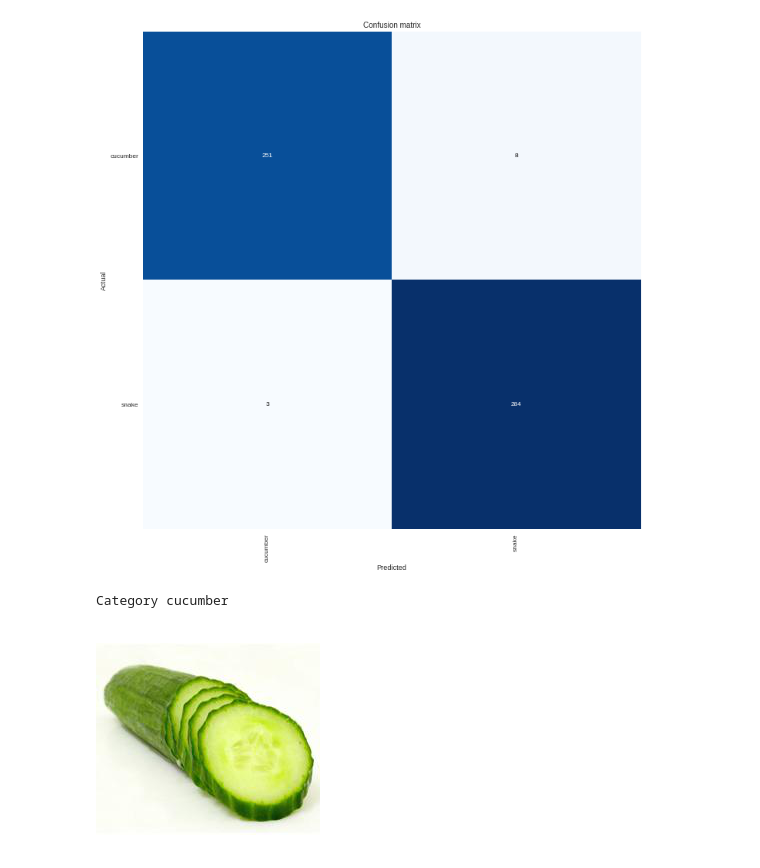
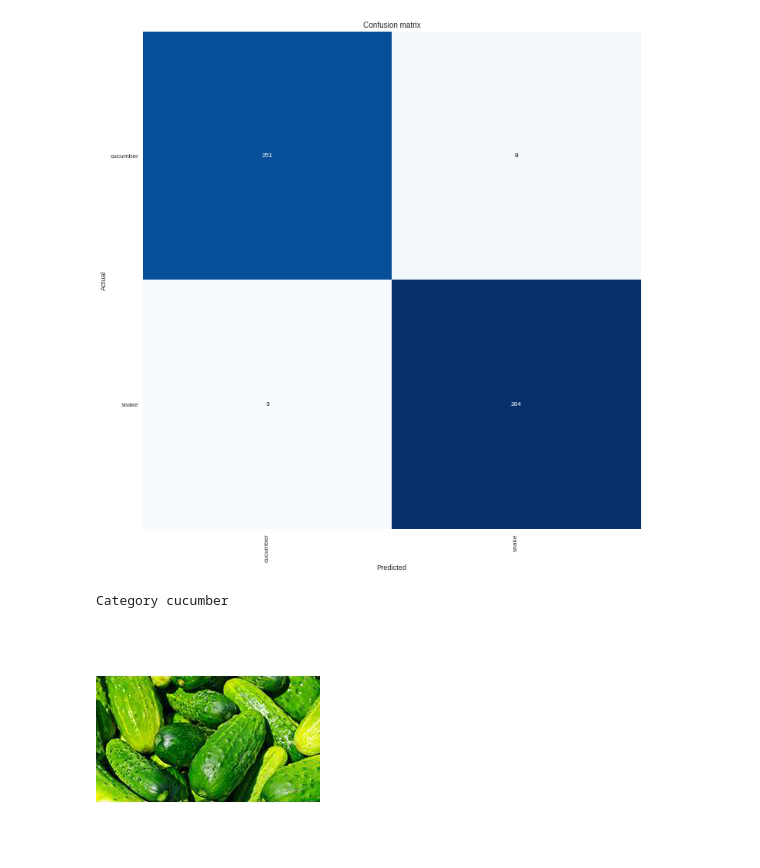
Before and after one commit to jpuntd/ML_experiments, a Jupyter notebook: cucumber.ipynb, the cells around one changed output. Cells and saved outputs as stored; diff of their text form; code cells hidden in the pictures.

```diff
--- a/cucumber.ipynb
+++ b/cucumber.ipynb
@@ -90,4 +90,4 @@ NameError: ignored
 # %%
-#import torchvision.models.squeezenet1_1
-learn = cnn_learner(data, squeezenet, metrics=error_rate)
+
+learn = cnn_learner(data, models.resnet34, metrics=error_rate)
 # %% [output]
@@ -145,12 +139,12 @@ interp.plot_confusion_matrix(figsize=(12,12), dpi=60)
 # %% [output]
 [figure]
 # %%
-img = open_image("/content/dataset/test/cucumber/000081.jpg")
+img = open_image("/content/dataset/test/cucumber/000031.jpg")
 
 
 pred_class,pred_idx,outputs = learn.predict(img)
 display(pred_class)
 img
 # %% [output]
 Category cucumber
-[figure, old version]
+[figure, new version]
```
Also changed, not shown: parts of 6 cells of this notebook.
